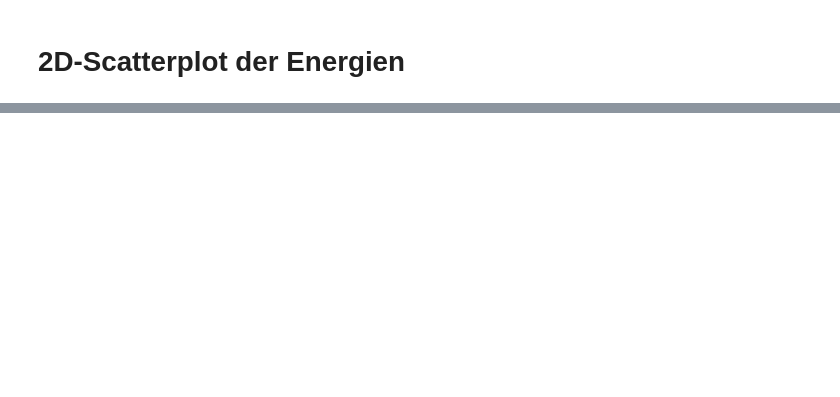
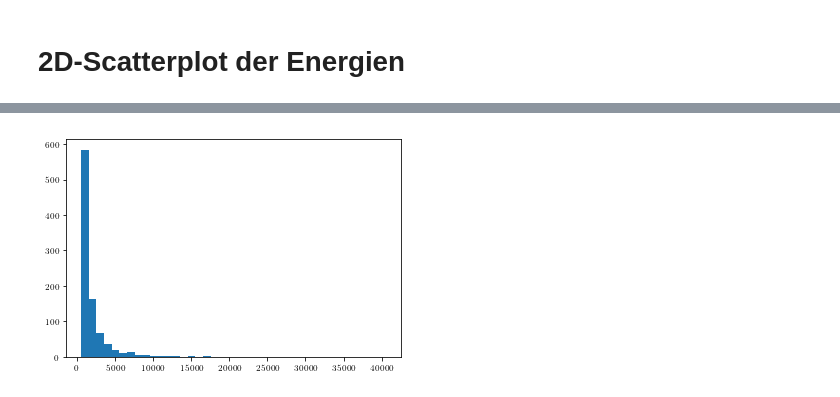
Before and after one commit to Ninilini/FP_Teilchen, a Jupyter notebook: FACT/plots/data_reading.ipynb, the cells around one changed output, grey strips where cells are left out. Saved outputs shown, nothing was run; the diff lists cells and outputs as text; code cells hidden in the pictures; blank space fills up the shorter version.

```diff
--- a/FACT/plots/data_reading.ipynb
+++ b/FACT/plots/data_reading.ipynb
@@ -194,0 +172,5 @@ Text(0, 0.5, 'gamma_true_energy')
+# %%
+# Signal binnen
+g, bins, p = plt.hist(crab_events_sel['gamma_energy_prediction'], bins=xedge)
+# %% [output]
+[figure, added]
```
Also changed, not shown: parts of 22 cells of this notebook, 2 other files.
